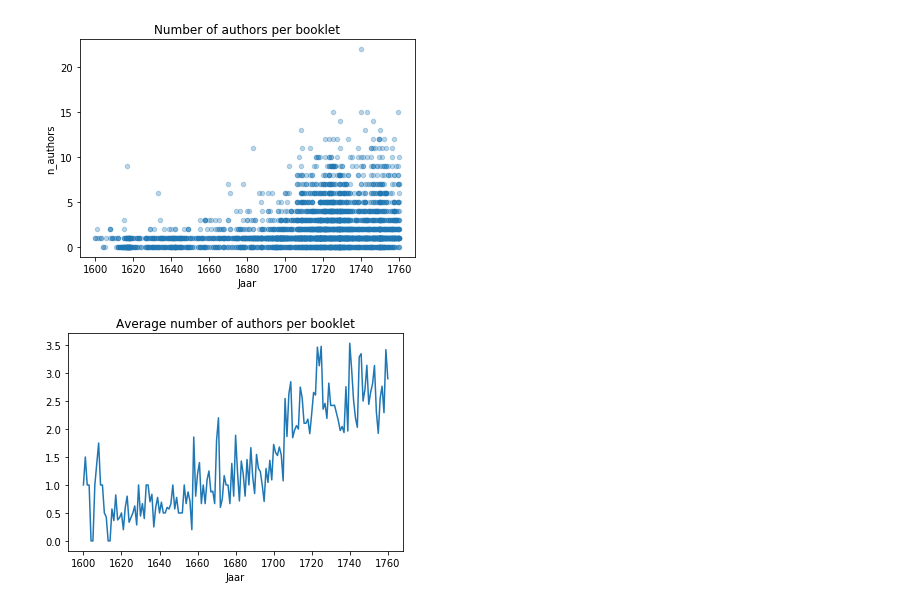
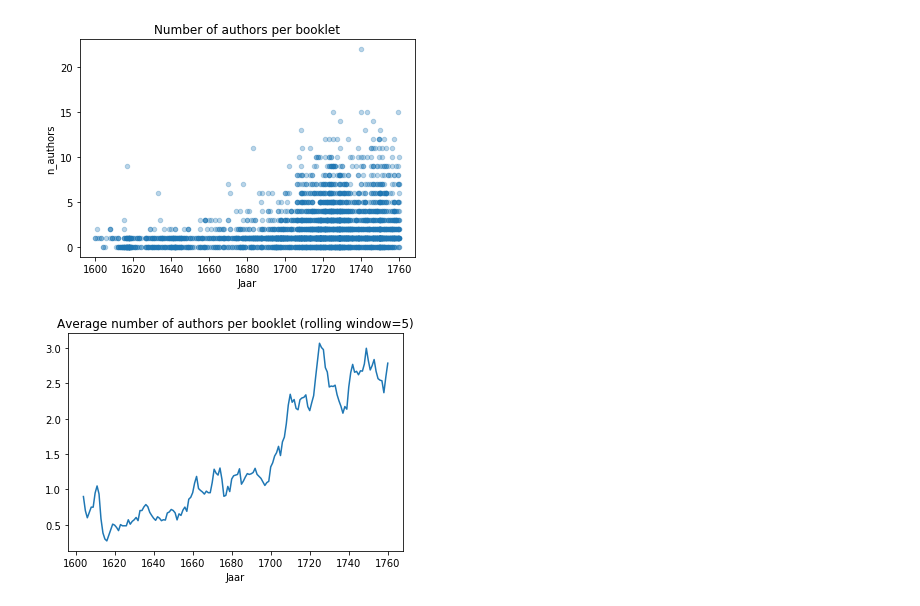
Before and after one commit to awlassche/netwerk-huwelijksgedichten, a Jupyter notebook: Notebooks_scripts/Data analysis 2.0.ipynb, the cells around one changed output. Drawn from its saved outputs; the diff is of its cells as text; code cells hidden in the pictures.

```diff
--- a/Notebooks_scripts/Data analysis 2.0.ipynb
+++ b/Notebooks_scripts/Data analysis 2.0.ipynb
@@ -177,8 +146,8 @@ plt.savefig('n_authors.png', dpi=300)
 # %% [output]
 [figure]
 # %%
-n_authors_year.plot()
-plt.title('Average number of authors per booklet')
-plt.savefig('n_authors_mean.png', dpi=300)
+n_authors_year.rolling(window=5).mean().plot()
+plt.title('Average number of authors per booklet (rolling window=5)')
+plt.savefig('n_authors_rolling.png', dpi=300)
 # %% [output]
-[figure, old version]
+[figure, new version]
```
Also changed, not shown: parts of 13 cells of this notebook.
